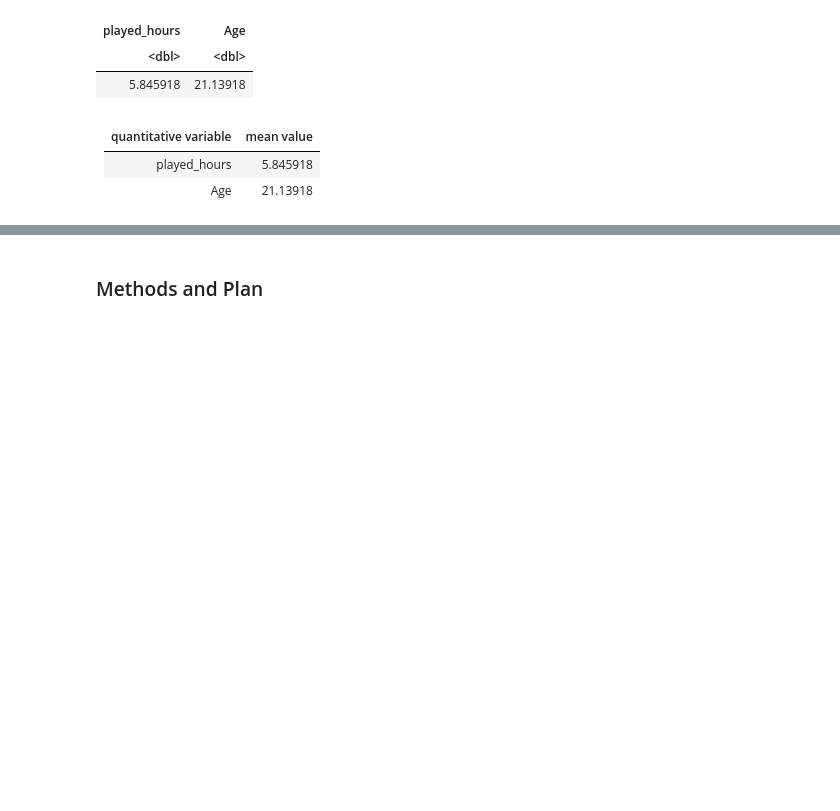
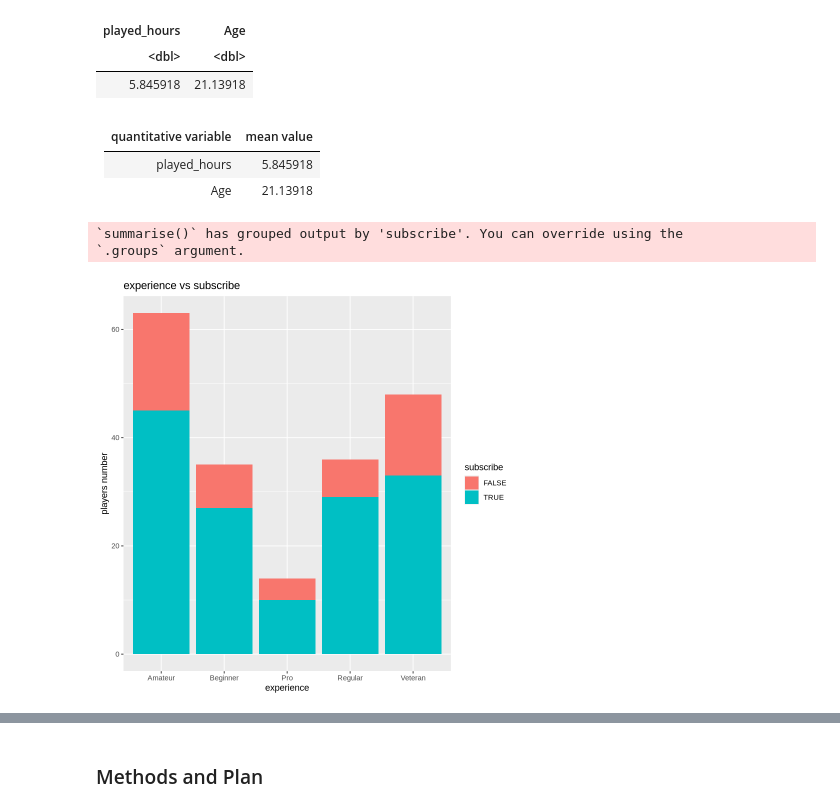
Before and after one commit to yueran61/individual-planning-report, a Jupyter notebook: individual planning report .ipynb, the cells around one changed output, grey strips where cells are left out. Cells and saved outputs as stored; diff of their text form; code cells hidden in the pictures; blank space fills up the shorter version.

```diff
--- a/individual planning report .ipynb
+++ b/individual planning report .ipynb
@@ -59,3 +76,14 @@ A tibble: 1 × 2
 | -------- | ------- |
 | played_hours	 | 5.845918 |
 | Age | 21.13918 |
+# %%
+players1 <- group_by(players,subscribe,experience)|>
+summarize(number=n())
+ggplot(players1,aes(x=experience,y=number,fill=subscribe))+
+       geom_bar(stat="identity")+
+labs(x="experience",y="players number",fill="subscribe",
+     title="experience vs subscribe")
+# %% [output]
+`summarise()` has grouped output by 'subscribe'. You can override using the
+`.groups` argument.
+[figure, added]
```
Also changed, not shown: parts of 9 cells of this notebook.
